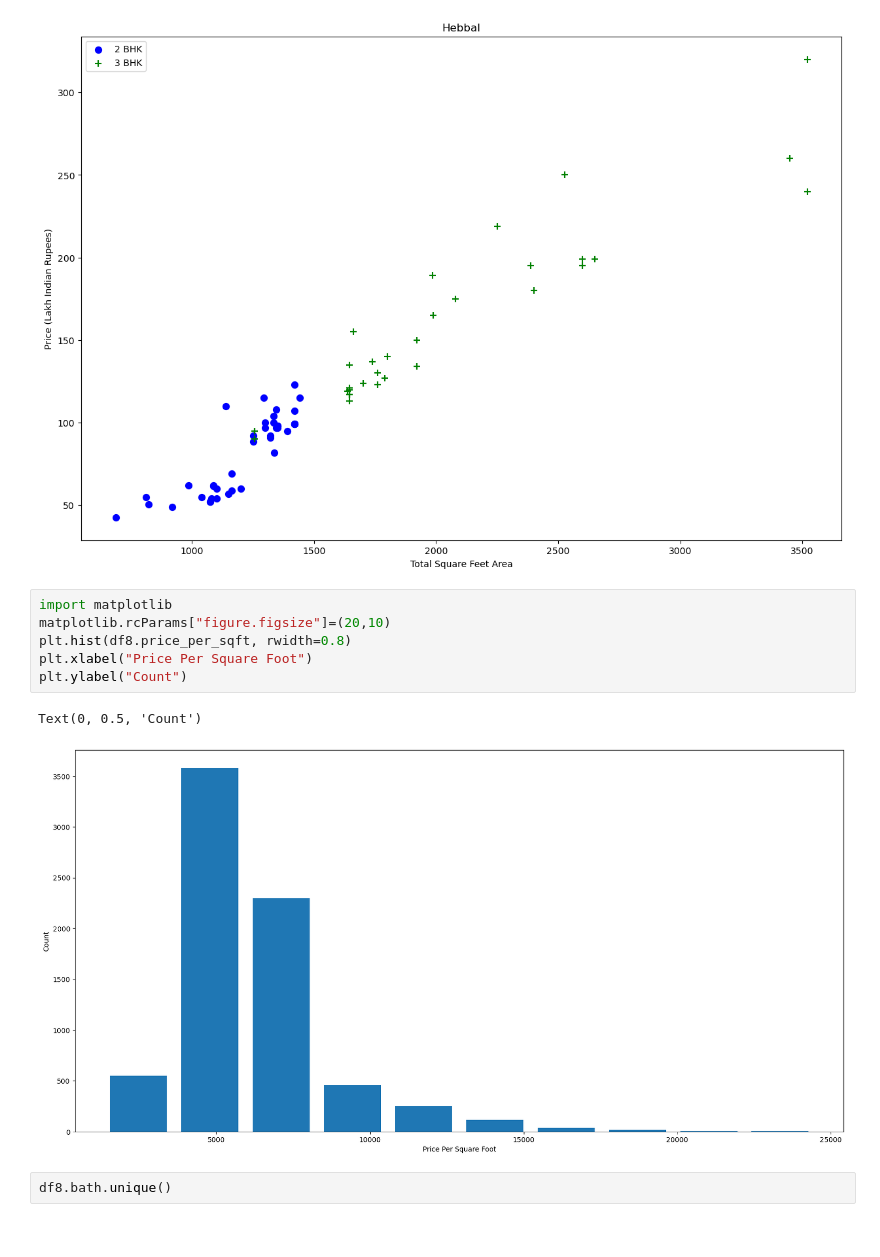
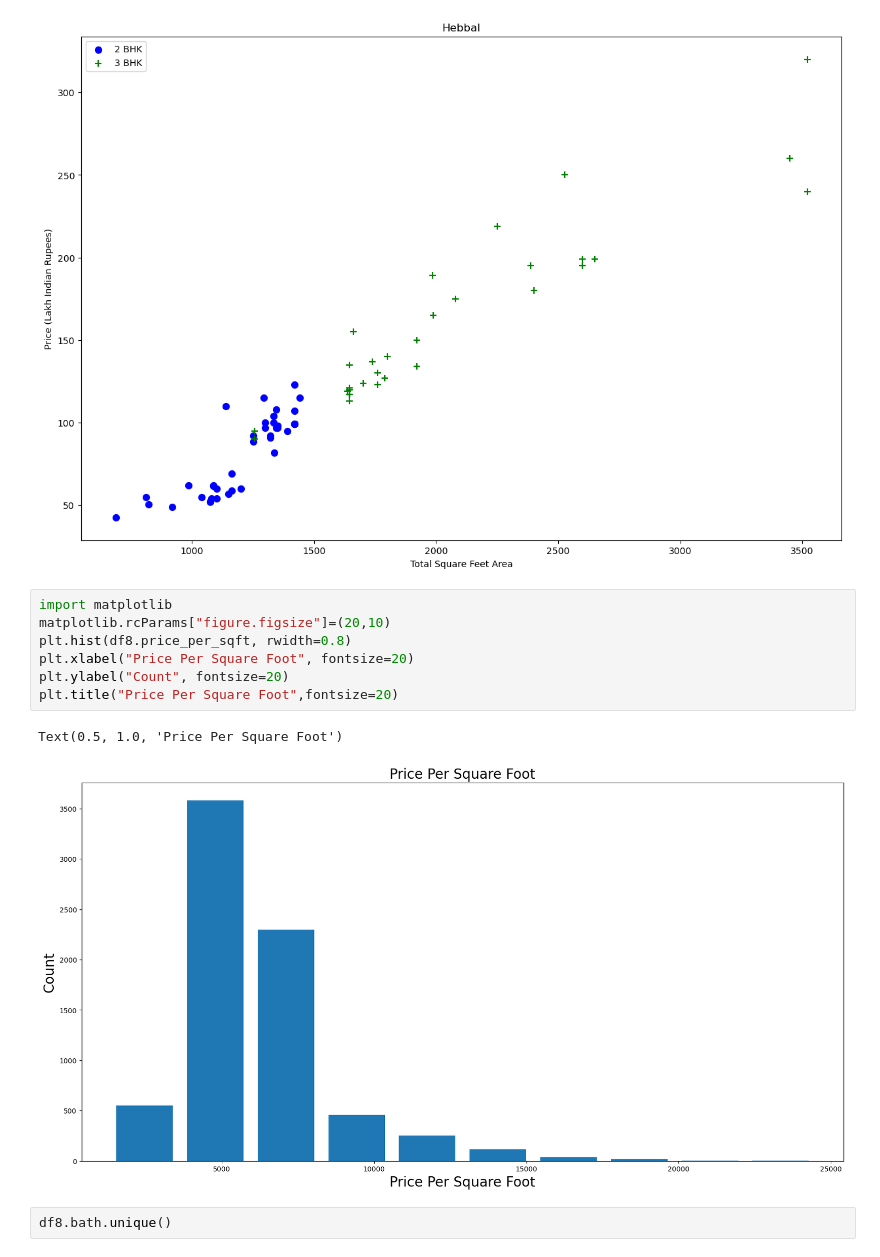
Before and after one commit to Aaryan2808/Property-Prediction, a Jupyter notebook: Property Prediction.ipynb, the cells around one changed output. Drawn from its saved outputs; the diff is of its cells as text.

```diff
--- a/Property Prediction.ipynb
+++ b/Property Prediction.ipynb
@@ -401,12 +394,13 @@ plot_scatter_chart(df8,"Hebbal")
 # %%
 import matplotlib
 matplotlib.rcParams["figure.figsize"]=(20,10)
 plt.hist(df8.price_per_sqft, rwidth=0.8)
-plt.xlabel("Price Per Square Foot")
-plt.ylabel("Count")
+plt.xlabel("Price Per Square Foot", fontsize=20)
+plt.ylabel("Count", fontsize=20)
+plt.title("Price Per Square Foot",fontsize=20)
 # %% [output]
-Text(0, 0.5, 'Count')
+Text(0.5, 1.0, 'Price Per Square Foot')
-[figure, old version]
+[figure, new version]
 # %%
 df8.bath.unique()
 # %% [output]
```
Also changed, not shown: parts of 52 cells of this notebook, 4 other files.
